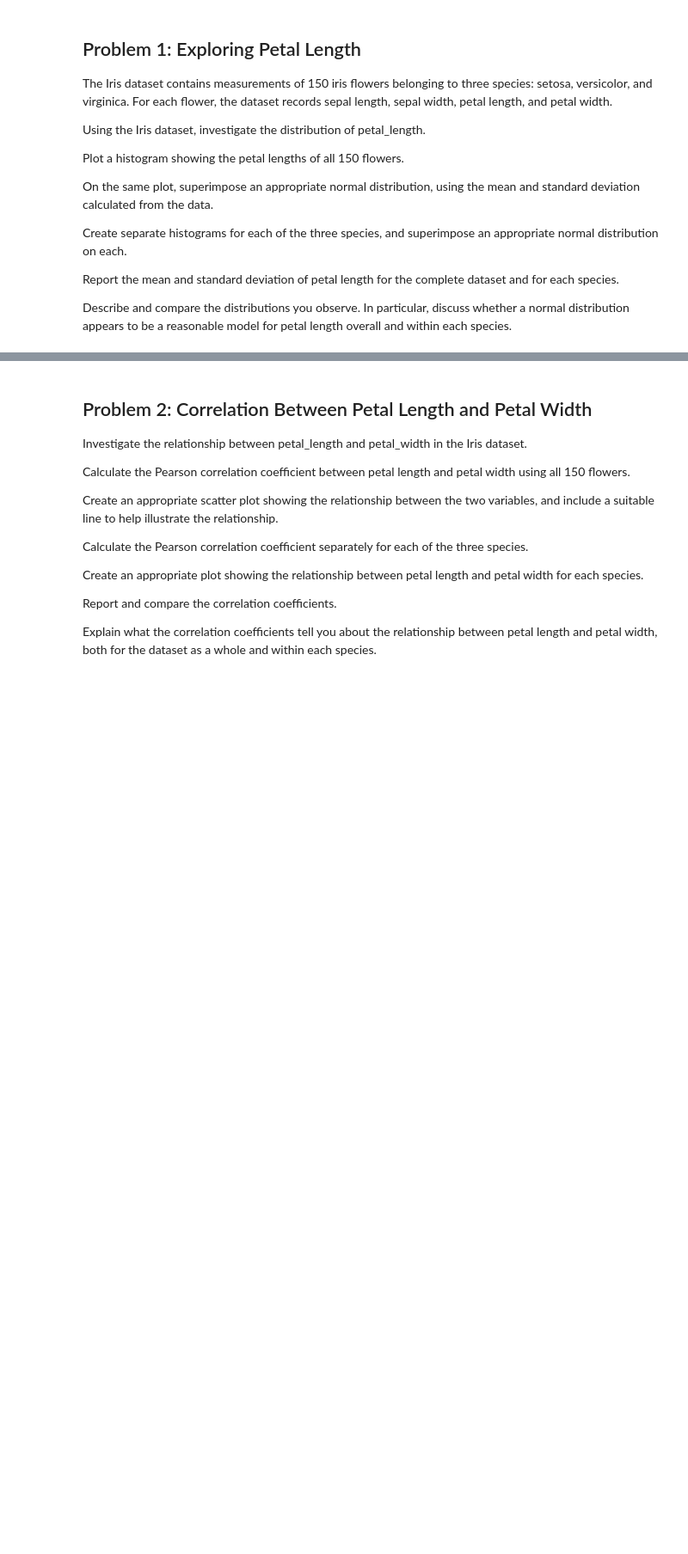
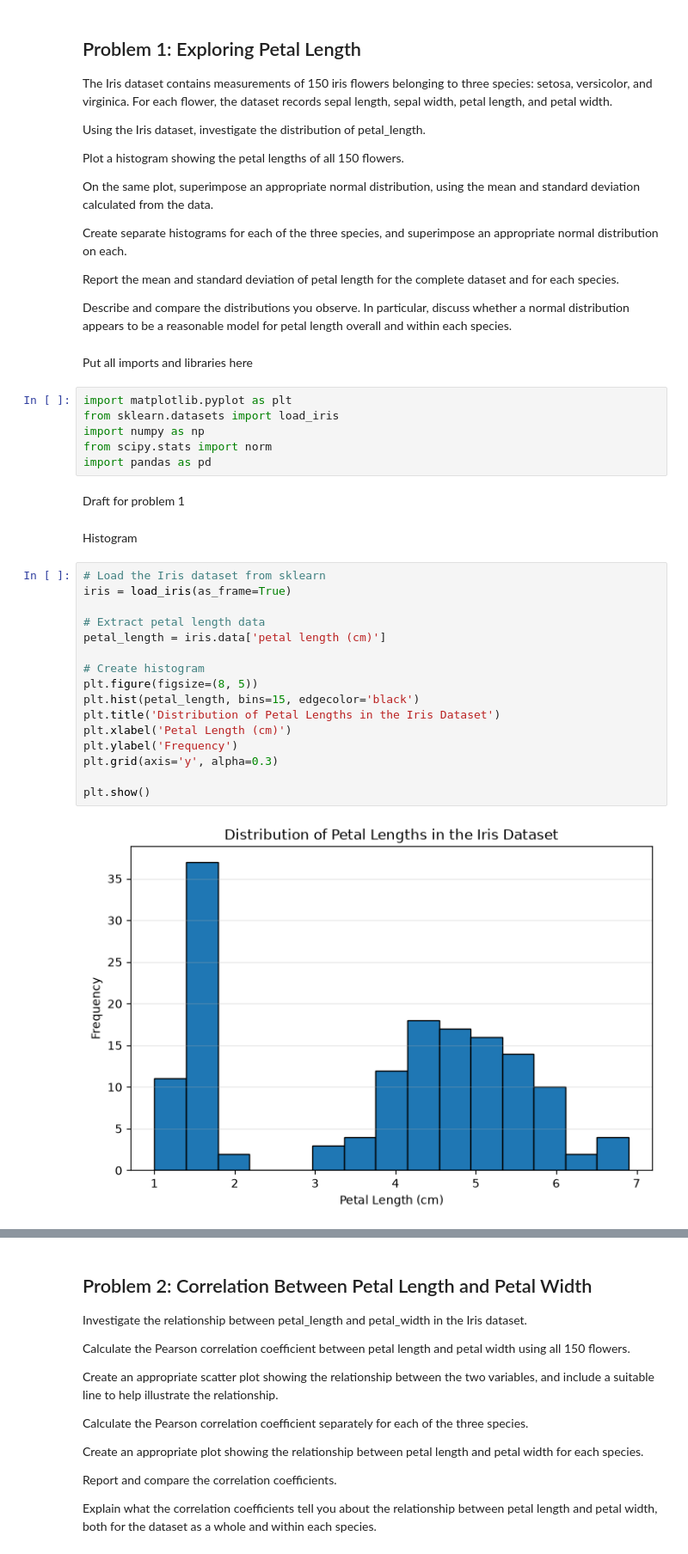
Before and after one commit to LDonn32/Applied-Statistics-Assessment, a Jupyter notebook: problems.ipynb, the cells around one changed output, grey strips where cells are left out. Shown at 86% size. Saved outputs shown, nothing was run; the diff lists cells and outputs as text; blank space fills up the shorter version.

Commit message:
problem 1 first draft - tidy up visuals and observations next review

```diff
--- a/problems.ipynb
+++ b/problems.ipynb
@@ -18,3 +18,33 @@ Create separate histograms for each of the three species, and superimpose an app
 Report the mean and standard deviation of petal length for the complete dataset and for each species.
 
 Describe and compare the distributions you observe. In particular, discuss whether a normal distribution appears to be a reasonable model for petal length overall and within each species.
+# %% [markdown]
+Put all imports and libraries here
+# %%
+import matplotlib.pyplot as plt
+from sklearn.datasets import load_iris
+import numpy as np
+from scipy.stats import norm
+import pandas as pd
+# %% [markdown]
+Draft for problem 1
+# %% [markdown]
+Histogram
+# %%
+# Load the Iris dataset from sklearn
+iris = load_iris(as_frame=True)
+
+# Extract petal length data
+petal_length = iris.data['petal length (cm)']
+
+# Create histogram
+plt.figure(figsize=(8, 5))
+plt.hist(petal_length, bins=15, edgecolor='black')
+plt.title('Distribution of Petal Lengths in the Iris Dataset')
+plt.xlabel('Petal Length (cm)')
+plt.ylabel('Frequency')
+plt.grid(axis='y', alpha=0.3)
+
+plt.show()
+# %% [output]
+[figure, added]
```
Also changed, not shown: parts of 9 cells of this notebook.
